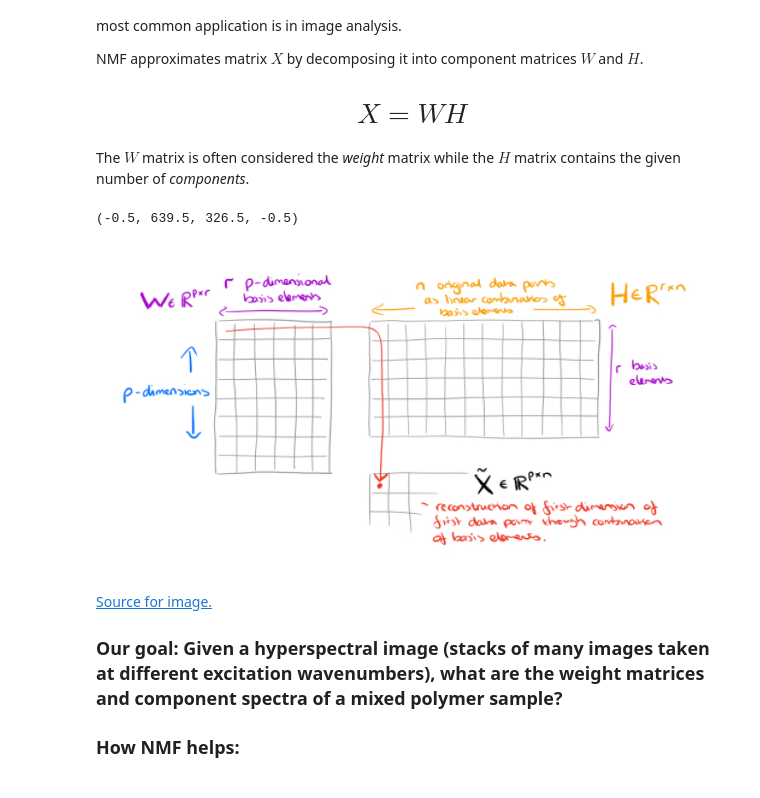
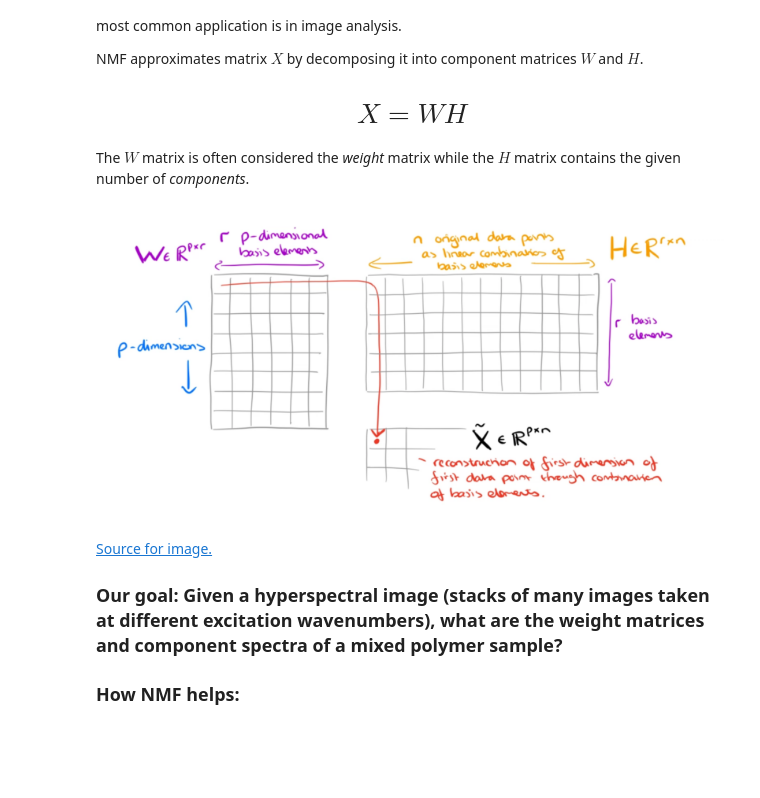
Before and after one commit to mdbresh/HyperUnmixing, a Jupyter notebook: notebooks/20200602_MERGED_presentation_notebook.ipynb, the cells around one changed output. Saved outputs shown, nothing was run; the diff lists cells and outputs as text; code cells hidden in the pictures; blank space fills up the shorter version.

```diff
--- a/notebooks/20200602_MERGED_presentation_notebook.ipynb
+++ b/notebooks/20200602_MERGED_presentation_notebook.ipynb
@@ -179,12 +179,12 @@ NMF approximates matrix $X$ by decomposing it into component matrices $W$ and $H
 The $W$ matrix is often considered the *weight* matrix while the $H$ matrix contains the given number of *components*.
 # %%
 fig, ax = plt.subplots(figsize = (18,7))
-figure = plt.imread('../data/NMF.jpeg')
+figure = plt.imread('../../data/NMF.PNG')
 ax.imshow(figure)
 ax.axis('off')
+plt.show()
 # %% [output]
-(-0.5, 639.5, 326.5, -0.5)
-[figure, old version]
+[figure, new version]
 # %% [markdown]
 [Source for image.](https://blog.acolyer.org/2019/02/18/the-why-and-how-of-nonnegative-matrix-factorization/)
 
```
Also changed, not shown: parts of 42 cells of this notebook.
